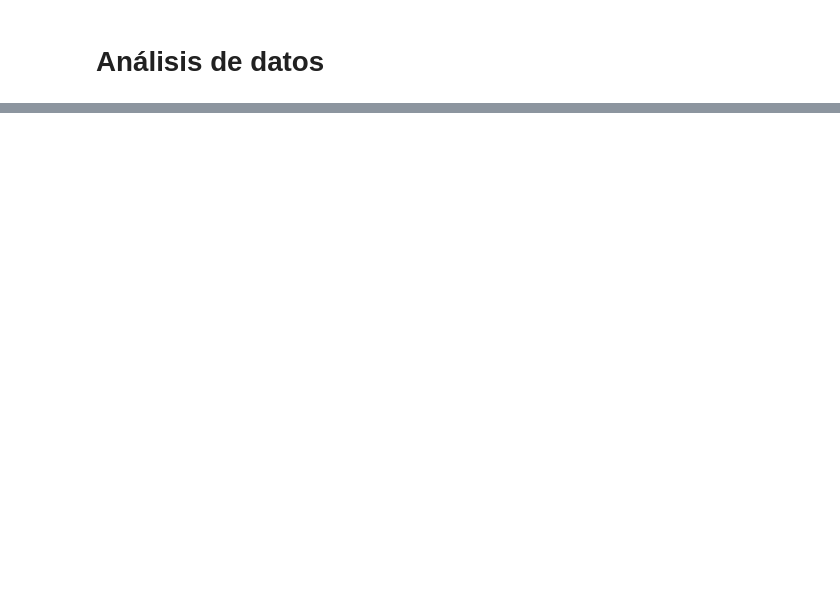
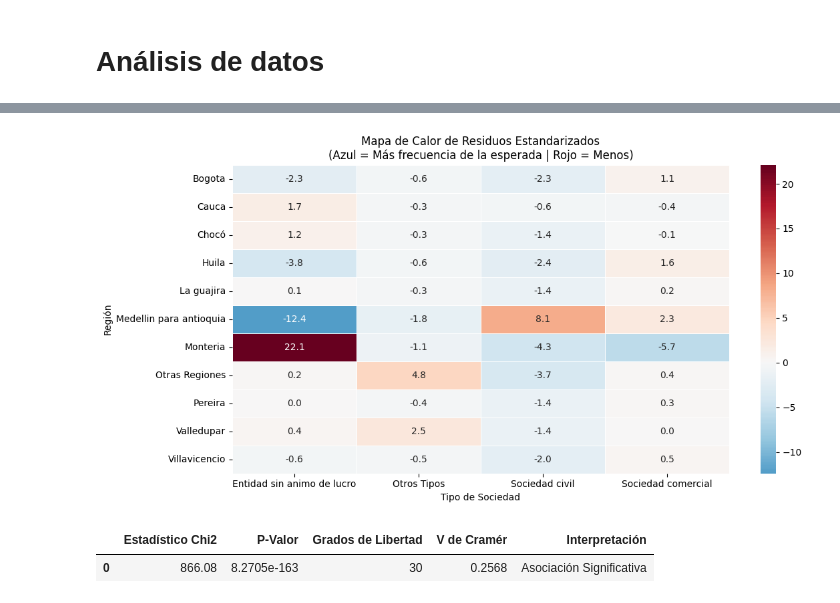
Before and after one commit to pabloibargon/rues-analysis, a Jupyter notebook: analysis.ipynb, the cells around one changed output, grey strips where cells are left out. Saved outputs shown, nothing was run; the diff lists cells and outputs as text; code cells hidden in the pictures; blank space fills up the shorter version.

```diff
--- a/analysis.ipynb
+++ b/analysis.ipynb
@@ -2000,0 +466,31 @@ print(f"{Fore.LIGHTBLACK_EX}{'='*80}")
+# %%
+import scipy.stats as stats
+
+df_chi = df[['Cámara de Comercio', 'Tipo de Sociedad']].dropna().copy()
+
+# Para cumplir la condición de Chi-Cuadrado (frecuencias esperadas > 5),
+# agrupamos las cámaras con pocas empresas y los tipos de sociedad minoritarios.
+
+# Agrupar Cámaras: Top 10 + 'Otras'
+top_camaras = df_chi['Cámara de Comercio'].value_counts().nlargest(10).index
+df_chi['Region_Agrupada'] = df_chi['Cámara de Comercio'].apply(lambda x: x if x in top_camaras else 'Otras Regiones')
+
+# Agrupar Tipos de Sociedad: Mantener los que tengan > 1% de datos, resto a 'Otros'
+threshold = len(df_chi) * 0.01
+soc_counts = df_chi['Tipo de Sociedad'].value_counts()
+valid_socs = soc_counts[soc_counts > threshold].index
+df_chi['Sociedad_Agrupada'] = df_chi['Tipo de Sociedad'].apply(lambda x: x if x in valid_socs else 'Otros Tipos')
+
+contingency_table = pd.crosstab(df_chi['Region_Agrupada'], df_chi['Sociedad_Agrupada'])
+
+# Ejecución de la prueba
+chi2_stat, p_val, dof, expected = stats.chi2_contingency(contingency_table)
+
+# Cálculo del tamaño del Efecto (V de Cramér)
+n = contingency_table.sum().sum()
+min_dim = min(contingency_table.shape) - 1
+cramers_v = np.sqrt(chi2_stat / (n * min_dim))
+# %% [output]
+[figure, added]
+|  | Estadístico Chi2 | P-Valor | Grados de Libertad | V de Cramér | Interpretación |
+| 0 | 866.08 | 8.2705e-163 | 30 | 0.2568 | Asociación Significativa |
```
Also changed, not shown: parts of 16 cells of this notebook, 2 other files.
